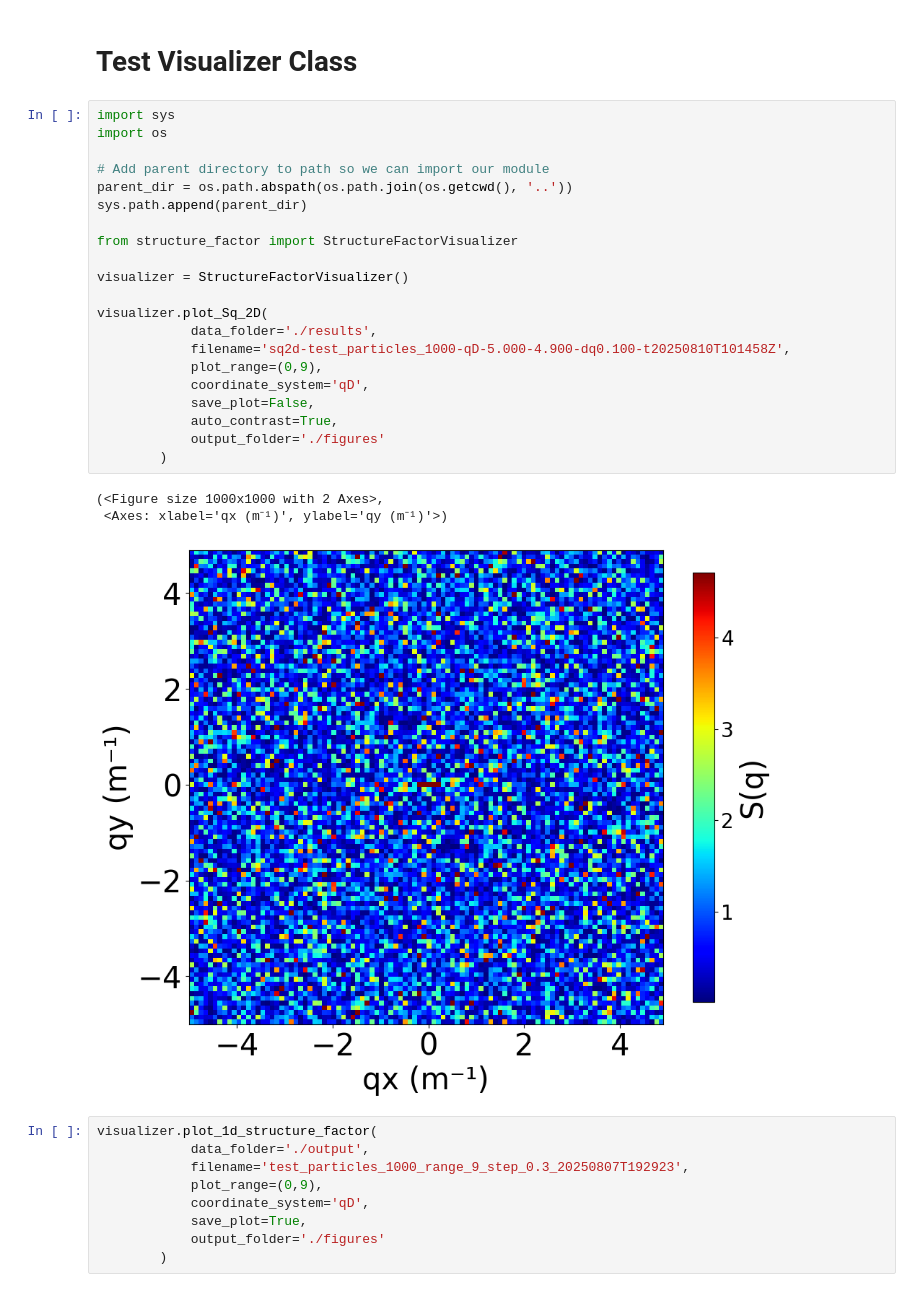
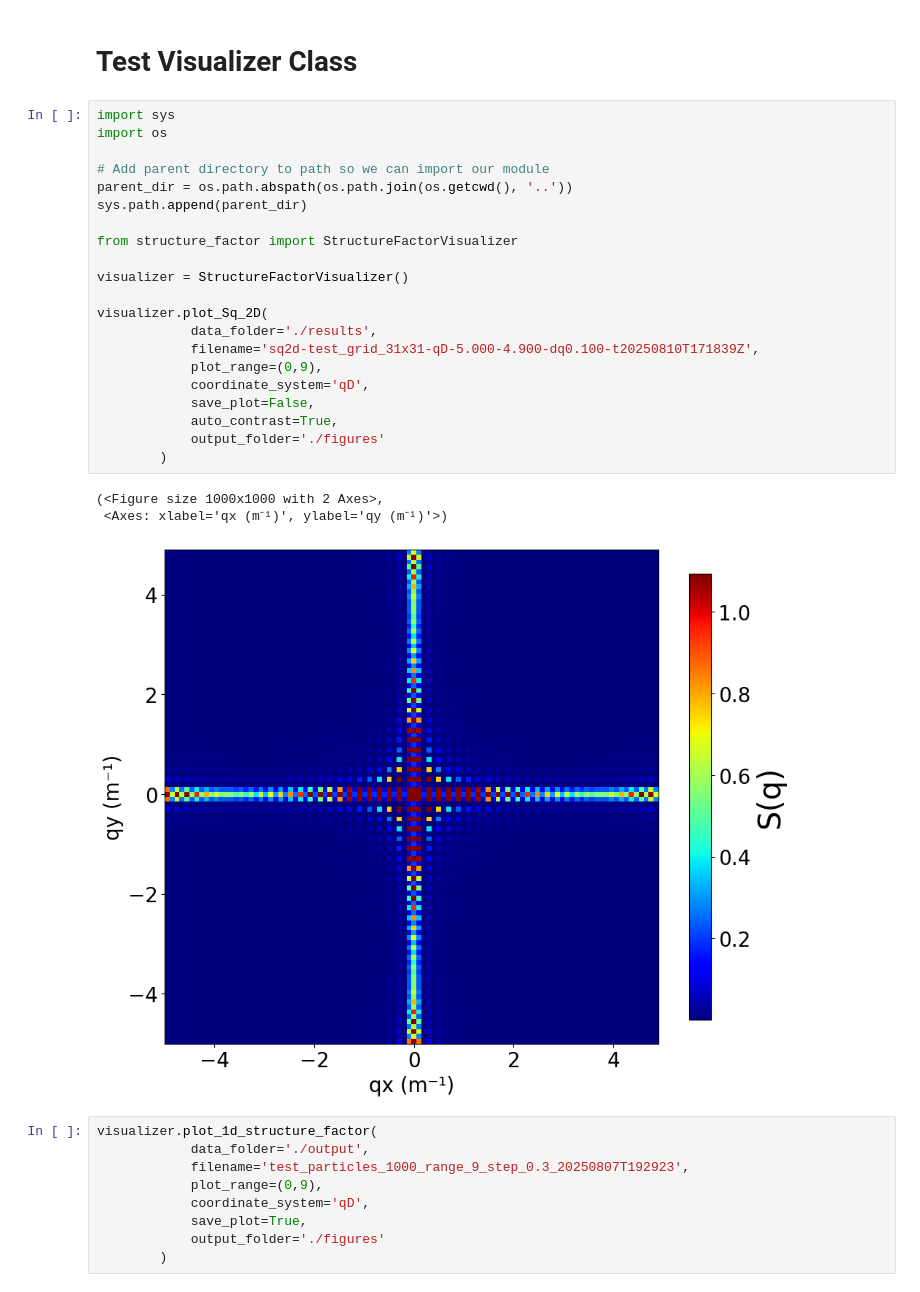
Before and after one commit to GilGCardoso/portfolio, a Jupyter notebook: PhD/Analysis/notebooks/test_notebook.ipynb, the cells around one changed output. Cells and saved outputs as stored; diff of their text form.

```diff
--- a/PhD/Analysis/notebooks/test_notebook.ipynb
+++ b/PhD/Analysis/notebooks/test_notebook.ipynb
@@ -174,28 +183,28 @@ check_gpu_memory_usage(5000, 50)  # Large test
 # %%
 import sys
 import os
 
 # Add parent directory to path so we can import our module
 parent_dir = os.path.abspath(os.path.join(os.getcwd(), '..'))
 sys.path.append(parent_dir)
 
 from structure_factor import StructureFactorVisualizer
 
 visualizer = StructureFactorVisualizer()
 
 visualizer.plot_Sq_2D(
             data_folder='./results',
-            filename='sq2d-test_particles_1000-qD-5.000-4.900-dq0.100-t20250810T101458Z',
+            filename='sq2d-test_grid_31x31-qD-5.000-4.900-dq0.100-t20250810T171839Z',
             plot_range=(0,9),
             coordinate_system='qD',
             save_plot=False,
             auto_contrast=True,
             output_folder='./figures'
         )
 # %% [output]
 (<Figure size 1000x1000 with 2 Axes>,
  <Axes: xlabel='qx (m⁻¹)', ylabel='qy (m⁻¹)'>)
-[figure, old version]
+[figure, new version]
 # %%
 visualizer.plot_1d_structure_factor(
             data_folder='./output',
```
Also changed, not shown: parts of 1 cell of this notebook, 1 other file.
